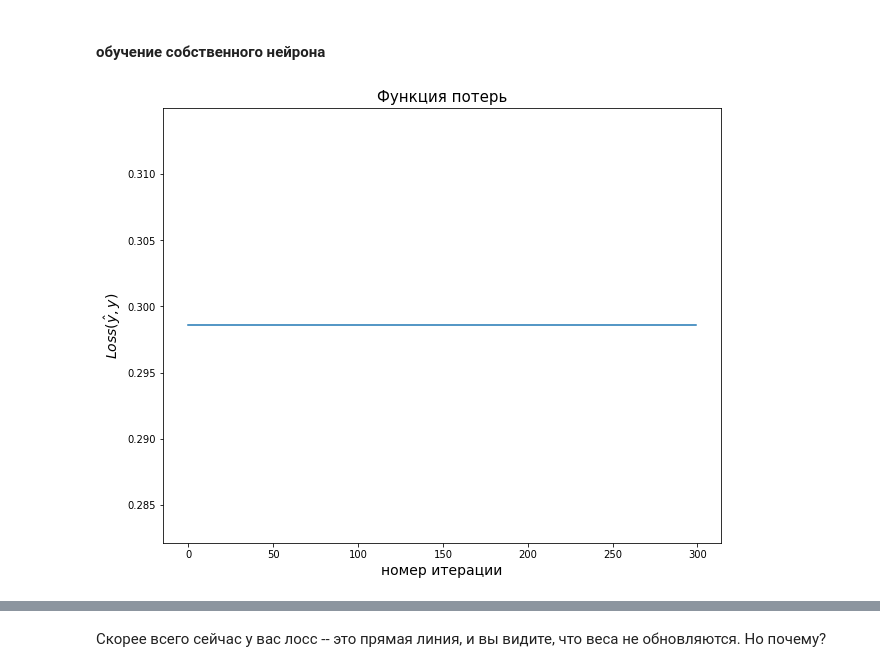
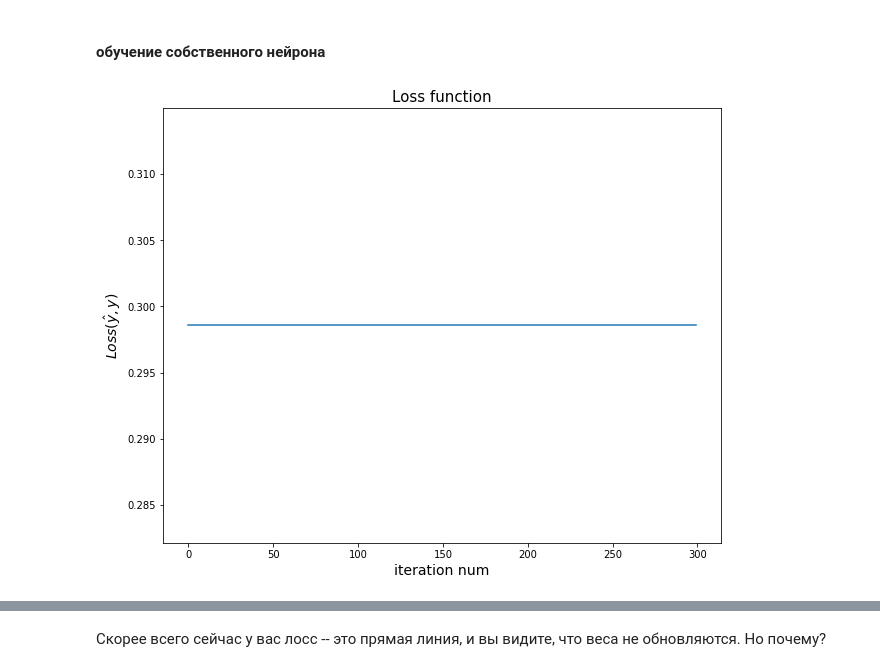
Before and after one commit to evlko/CS-493, a Jupyter notebook: Lab_6_2.ipynb, the cells around one changed output, grey strips where cells are left out. Saved outputs shown, nothing was run; the diff lists cells and outputs as text; code cells hidden in the pictures.

```diff
--- a/Lab_6_2.ipynb
+++ b/Lab_6_2.ipynb
@@ -128,7 +131,7 @@ class NeuronReLU:
         """
         Рассчитывает ответ нейрона при предъявлении набора объектов
         :param: X -- матрица примеров размера (n, m), каждая строка - отдельный объект
-        :return: вектор размера (n, 1) из нулей и единиц с ответами нейрона
+        :return: вектор размера (n, 1) с ответами нейрона
         """
         n = X.shape[0]
         y_pred = np.zeros((n, 1))
@@ -199,14 +202,14 @@ y_test_tensor = torch.autograd.Variable(torch.FloatTensor(y_test))
 # %%
 %%time
 
 neuron = NeuronReLU(w=np.zeros((X_train.shape[1], 1)), b=0)
 Loss_values = neuron.fit(X_train.values, y_train)
 
 plt.figure(figsize=(10, 8))
 plt.plot(Loss_values)
-plt.title('Функция потерь', fontsize=15)
-plt.xlabel('номер итерации', fontsize=14)
+plt.title('Loss function', fontsize=15)
+plt.xlabel('iteration num', fontsize=14)
 plt.ylabel('$Loss(\hat{y}, y)$', fontsize=14)
 plt.show()
 # %% [output]
-[figure, old version]
+[figure, new version]
```
Also changed, not shown: parts of 15 cells of this notebook.
